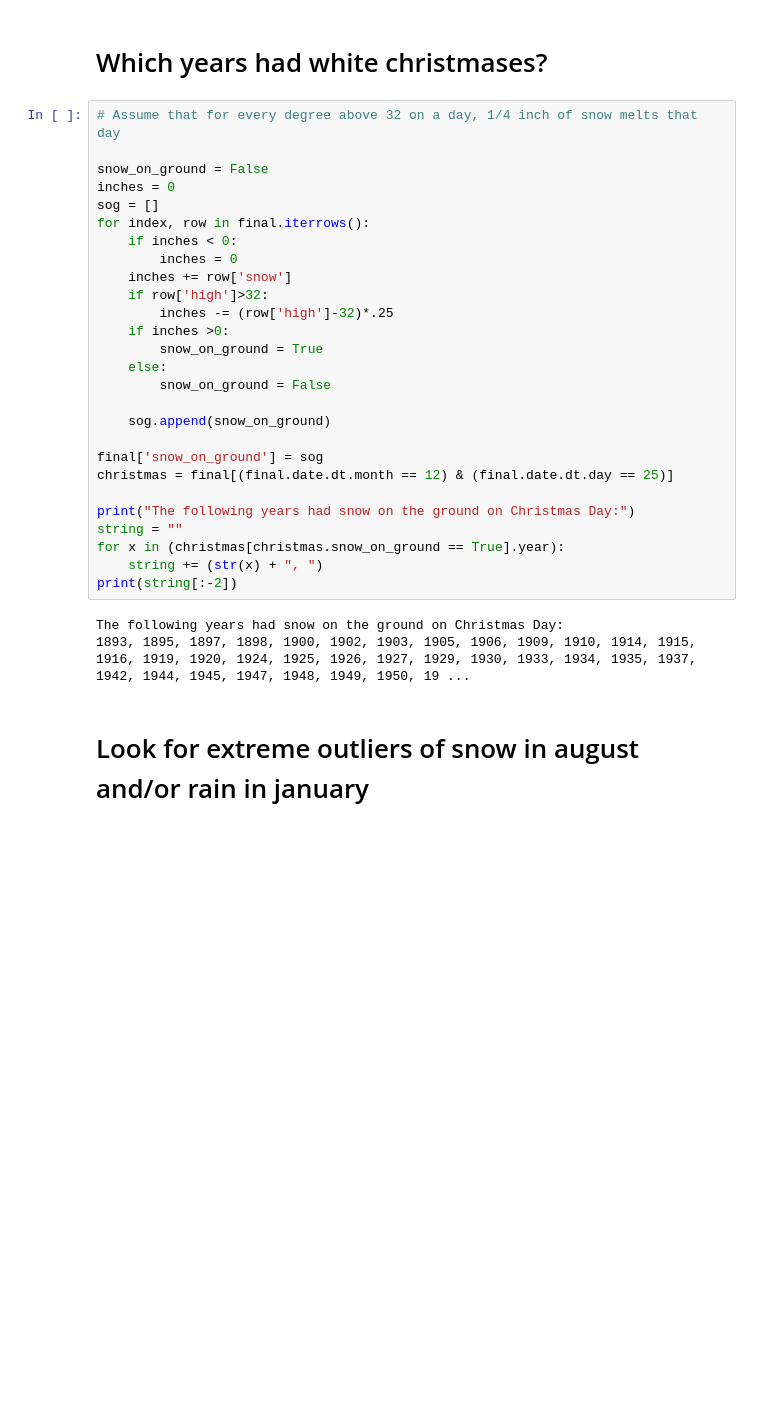
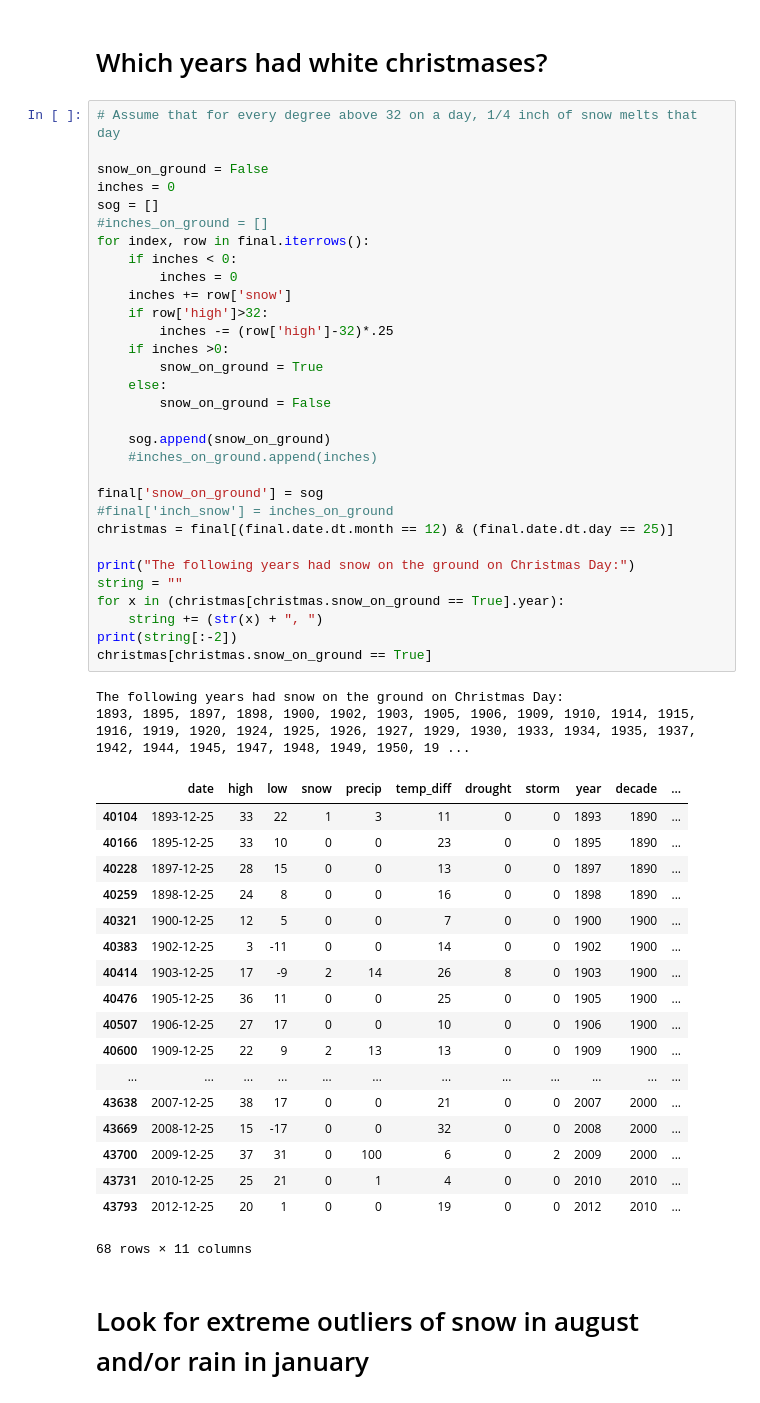
Before and after one commit to GrantFBarnes/CS420, a Jupyter notebook: weather_data/weather.ipynb, the cells around one changed output. Drawn from its saved outputs; the diff is of its cells as text; blank space fills up the shorter version.

```diff
--- a/weather_data/weather.ipynb
+++ b/weather_data/weather.ipynb
@@ -358,33 +354,55 @@ average_temp_high.unstack().plot(ylim=[0,80])
 # %%
 # Assume that for every degree above 32 on a day, 1/4 inch of snow melts that day
 
 snow_on_ground = False
 inches = 0
 sog = []
+#inches_on_ground = []
 for index, row in final.iterrows():
     if inches < 0:
         inches = 0
     inches += row['snow']
     if row['high']>32:
         inches -= (row['high']-32)*.25
     if inches >0:
         snow_on_ground = True
     else:
         snow_on_ground = False
 
     sog.append(snow_on_ground)
+    #inches_on_ground.append(inches)
 
 final['snow_on_ground'] = sog
+#final['inch_snow'] = inches_on_ground
 christmas = final[(final.date.dt.month == 12) & (final.date.dt.day == 25)]
 
 print("The following years had snow on the ground on Christmas Day:")
 string = ""
 for x in (christmas[christmas.snow_on_ground == True].year):
     string += (str(x) + ", ")
 print(string[:-2])
+christmas[christmas.snow_on_ground == True]
 # %% [output]
 The following years had snow on the ground on Christmas Day:
 1893, 1895, 1897, 1898, 1900, 1902, 1903, 1905, 1906, 1909, 1910, 1914, 1915, 1916, 1919, 1920, 1924, 1925, 1926, 1927, 1929, 1930, 1933, 1934, 1935, 1937, 1942, 1944, 1945, 1947, 1948, 1949, 1950, 19 ...
+|  | date | high | low | snow | precip | temp_diff | drought | storm | year | decade | ... |
+| 40104 | 1893-12-25 | 33 | 22 | 1 | 3 | 11 | 0 | 0 | 1893 | 1890 | ... |
+| 40166 | 1895-12-25 | 33 | 10 | 0 | 0 | 23 | 0 | 0 | 1895 | 1890 | ... |
+| 40228 | 1897-12-25 | 28 | 15 | 0 | 0 | 13 | 0 | 0 | 1897 | 1890 | ... |
+| 40259 | 1898-12-25 | 24 | 8 | 0 | 0 | 16 | 0 | 0 | 1898 | 1890 | ... |
+| 40321 | 1900-12-25 | 12 | 5 | 0 | 0 | 7 | 0 | 0 | 1900 | 1900 | ... |
+| 40383 | 1902-12-25 | 3 | -11 | 0 | 0 | 14 | 0 | 0 | 1902 | 1900 | ... |
+| 40414 | 1903-12-25 | 17 | -9 | 2 | 14 | 26 | 8 | 0 | 1903 | 1900 | ... |
+| 40476 | 1905-12-25 | 36 | 11 | 0 | 0 | 25 | 0 | 0 | 1905 | 1900 | ... |
+| 40507 | 1906-12-25 | 27 | 17 | 0 | 0 | 10 | 0 | 0 | 1906 | 1900 | ... |
+| 40600 | 1909-12-25 | 22 | 9 | 2 | 13 | 13 | 0 | 0 | 1909 | 1900 | ... |
+| ... | ... | ... | ... | ... | ... | ... | ... | ... | ... | ... | ... |
+| 43638 | 2007-12-25 | 38 | 17 | 0 | 0 | 21 | 0 | 0 | 2007 | 2000 | ... |
+| 43669 | 2008-12-25 | 15 | -17 | 0 | 0 | 32 | 0 | 0 | 2008 | 2000 | ... |
+| 43700 | 2009-12-25 | 37 | 31 | 0 | 100 | 6 | 0 | 2 | 2009 | 2000 | ... |
+| 43731 | 2010-12-25 | 25 | 21 | 0 | 1 | 4 | 0 | 0 | 2010 | 2010 | ... |
+| 43793 | 2012-12-25 | 20 | 1 | 0 | 0 | 19 | 0 | 0 | 2012 | 2010 | ... |
+68 rows × 11 columns
 # %% [markdown]
 # Look for extreme outliers of snow in august and/or rain in january
 # %%
```
Also changed, not shown: parts of 13 cells of this notebook.
